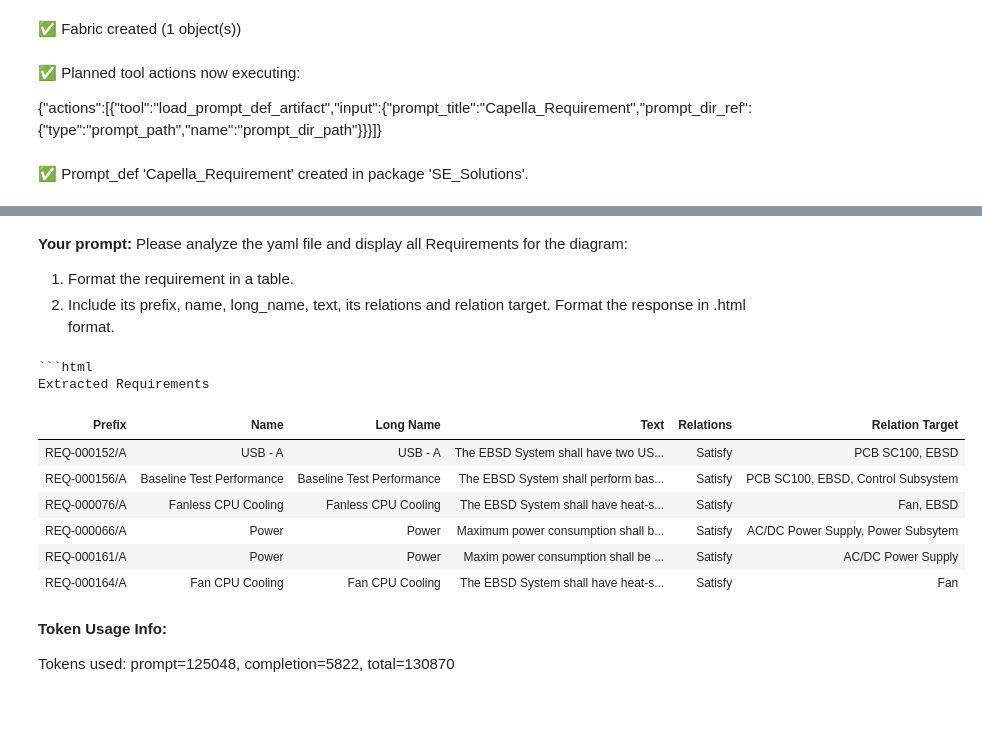
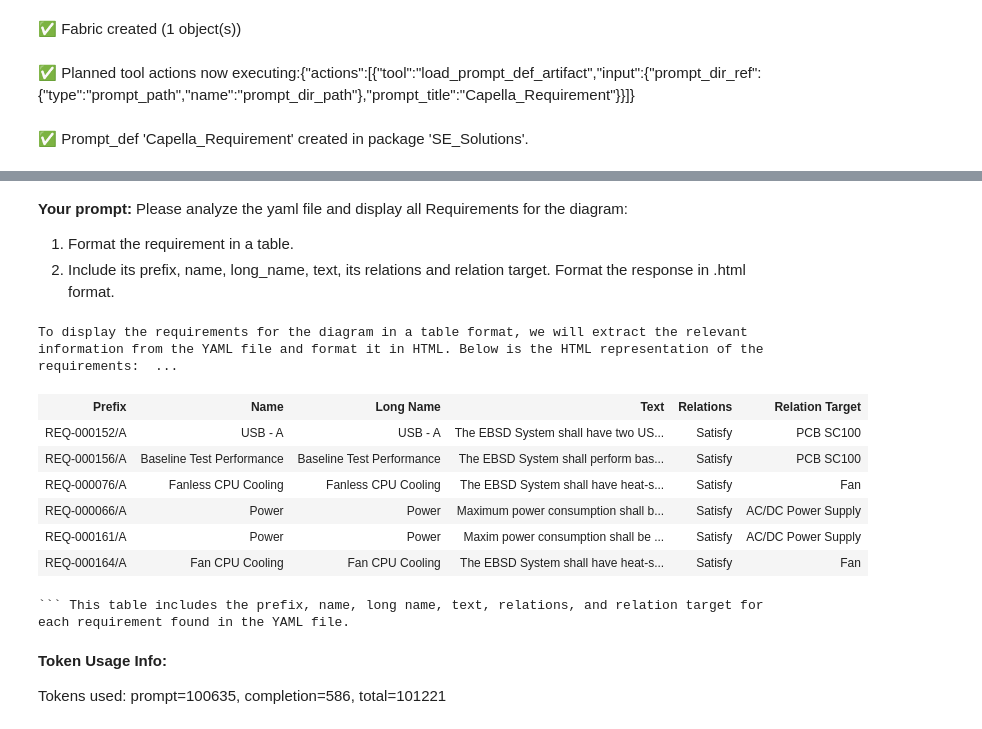
Before and after one commit to tkSDISW/EBSD_300, a Jupyter notebook: EBSD_300/Notebooks/4_EBSD_Requirements_Impact.ipynb, the cells around one changed output, grey strips where cells are left out. Drawn from its saved outputs; the diff is of its cells as text; code cells hidden in the pictures.

````diff
--- a/EBSD_300/Notebooks/4_EBSD_Requirements_Impact.ipynb
+++ b/EBSD_300/Notebooks/4_EBSD_Requirements_Impact.ipynb
@@ -98,11 +86,14 @@ res = agent.act('/t generate_arcadia_fabric capella_model: {"type": "capella_mod
 ✅ Fabric created (1 object(s))
 # %%
-res = agent.act('/t load_prompt_def_artifact prompt_title: "Capella_Requirement" prompt_dir_ref: prompt_dir_path' )
+res = agent.act('/t load_prompt_def_artifact prompt_title: "Capella_Requirement", using prompt_dir_ref: prompt_dir_path' )
 #from pprint import pprint; pprint(res)
+#Start interactive chat with file attach + artifact capture
+# Call chat as a tool
+#agent.run("interactive_chat", input_data={
+#    "context": "You are a systems engineering assistant."
+#}, agent=agent)
 # %% [output]
-✅ Planned tool actions now executing:
-
-{"actions":[{"tool":"load_prompt_def_artifact","input":{"prompt_title":"Capella_Requirement","prompt_dir_ref":{"type":"prompt_path","name":"prompt_dir_path"}}}]}
+✅ Planned tool actions now executing:{"actions":[{"tool":"load_prompt_def_artifact","input":{"prompt_dir_ref":{"type":"prompt_path","name":"prompt_dir_path"},"prompt_title":"Capella_Requirement"}}]}
 ✅ Prompt_def 'Capella_Requirement' created in package 'SE_Solutions'.
 # %%
 res = agent.act('/t render_prompt_artifact {"prompt_def": {"type":"prompt_def", "name":"Capella_Requirement"}, output_name: "Capella_Requirment_Rend" }')
@@ -114,4 +103,4 @@ res = agent.act('/t render_prompt_artifact {"prompt_def": {"type":"prompt_def",
 # %%
-res = agent.act('t reason_on_arcadia_fabric_or_files using arcadia_fabric_fab and prompt Capella_Requirment_Rend' )
+res = agent.act('/t reason_on_arcadia_fabric_or_files using arcadia_fabric_name: arcadia_fabric_fab , and prompt_name: Capella_Requirment_Rend' )
 #res = agent.act('/t reason_and_publish_on_arcadia_fabric_files output_dir=./reports arcadia_fabric_name=arcadia_fabric_fab  prompt= Capella_Requirment_Rend')
 # %% [output]
@@ -121,18 +108,18 @@ res = agent.act('t reason_on_arcadia_fabric_or_files using arcadia_fabric_fab an
 **Your prompt:** Please analyze the yaml file and display all Requirements for the diagram:
 1. Format the requirement in a table.
 2. Include its prefix, name, long_name, text, its relations and relation target. Format the response in .html format.
-```html
-Extracted Requirements
+To display the requirements for the diagram in a table format, we will extract the relevant information from the YAML file and format it in HTML. Below is the HTML representation of the requirements:  ...
 | Prefix | Name | Long Name | Text | Relations | Relation Target |
-| REQ-000152/A | USB - A | USB - A | The EBSD System shall have two US... | Satisfy | PCB SC100, EBSD |
-| REQ-000156/A | Baseline Test Performance | Baseline Test Performance | The EBSD System shall perform bas... | Satisfy | PCB SC100, EBSD, Control Subsystem |
-| REQ-000076/A | Fanless CPU Cooling | Fanless CPU Cooling | The EBSD System shall have heat-s... | Satisfy | Fan, EBSD |
-| REQ-000066/A | Power | Power | Maximum power consumption shall b... | Satisfy | AC/DC Power Supply, Power Subsytem |
+| REQ-000152/A | USB - A | USB - A | The EBSD System shall have two US... | Satisfy | PCB SC100 |
+| REQ-000156/A | Baseline Test Performance | Baseline Test Performance | The EBSD System shall perform bas... | Satisfy | PCB SC100 |
+| REQ-000076/A | Fanless CPU Cooling | Fanless CPU Cooling | The EBSD System shall have heat-s... | Satisfy | Fan |
+| REQ-000066/A | Power | Power | Maximum power consumption shall b... | Satisfy | AC/DC Power Supply |
 | REQ-000161/A | Power | Power | Maxim power consumption shall be ... | Satisfy | AC/DC Power Supply |
 | REQ-000164/A | Fan CPU Cooling | Fan CPU Cooling | The EBSD System shall have heat-s... | Satisfy | Fan |
+``` This table includes the prefix, name, long name, text, relations, and relation target for each requirement found in the YAML file.
 **Token Usage Info:**
 
-Tokens used: prompt=125048, completion=5822, total=130870
+Tokens used: prompt=100635, completion=586, total=101221
 # %%
 res = agent.act('/t load_prompt_def_artifact prompt_title: "Identify_and_Justify_Physical_Component_Change" prompt_dir_ref: prompt_dir_path' )
 #from pprint import pprint; pprint(res)
````
Also changed, not shown: parts of 9 cells of this notebook, 3 other files.
